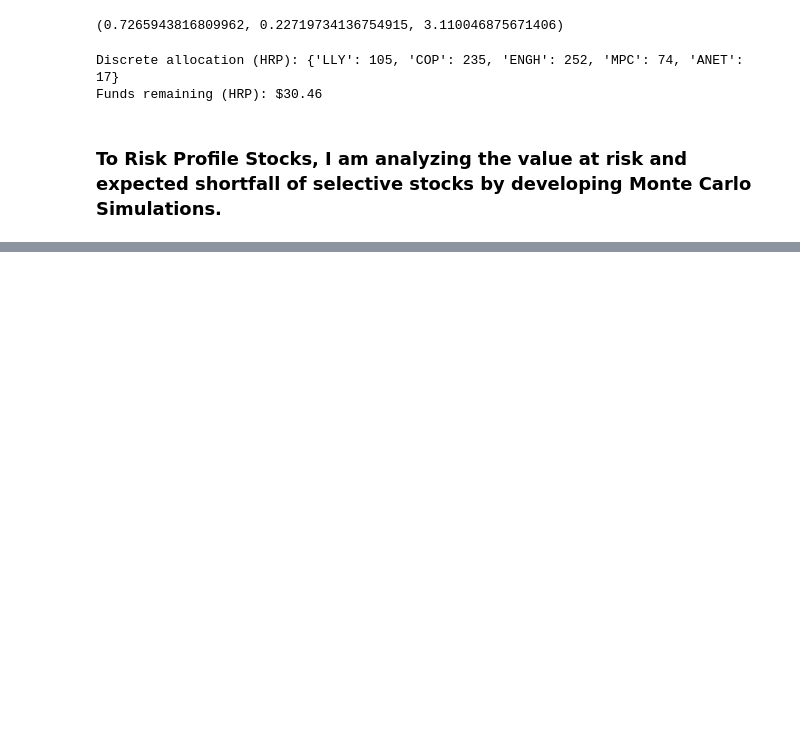
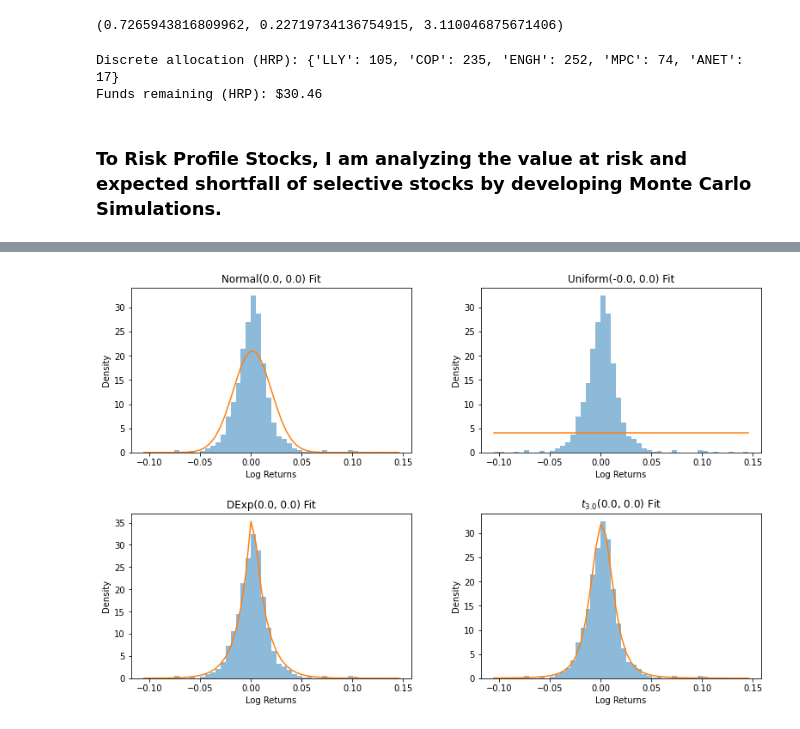
Before and after one commit to sparikh099/HackPHS-2022---Algorithmic-Trading-Bot-Using-Machine-Learning, a Jupyter notebook: StockResearch.ipynb, the cells around one changed output, grey strips where cells are left out. Cells and saved outputs as stored; diff of their text form; code cells hidden in the pictures; blank space fills up the shorter version.

```diff
--- a/StockResearch.ipynb
+++ b/StockResearch.ipynb
@@ -253,0 +210,52 @@ URLError: <urlopen error [SSL: CERTIFICATE_VERIFY_FAILED] certificate verify fai
+# %%
+symbols = ['LLY','COP','ENGH','MPC','ANET'] # Stock Ticker symbol
+START_DATE = '2018-04-01' # Stock data start date
+END_DATE = '2022-11-05' # Stock data end date
+# storing adjusted stock prices into a variable
+llyPx = pdr.get_data_yahoo(symbols[0], START_DATE, END_DATE)['Adj Close']
+copPx = pdr.get_data_yahoo(symbols[1], START_DATE, END_DATE)['Adj Close']
+enghPx = pdr.get_data_yahoo(symbols[2], START_DATE, END_DATE)['Adj Close']
+mpcPx = pdr.get_data_yahoo(symbols[3], START_DATE, END_DATE)['Adj Close']
+anetPx = pdr.get_data_yahoo(symbols[4], START_DATE, END_DATE)['Adj Close']
+
+# converting prices to log returns and removing NaN values
+llyLogRet = np.log(llyPx).diff().dropna()
+copLogRet = np.log(copPx).diff().dropna()
+enghLogRet = np.log(enghPx).diff().dropna()
+mpcLogRet = np.log(mpcPx).diff().dropna()
+anetLogRet = np.log(anetPx).diff().dropna()
+# %%
+fig, axs = plt.subplots(2, 2, figsize=(12,8))
+fig.tight_layout(pad=5)
+
+# storing histogram bins and plotting the first histogram
+_, bins, _ = axs[0, 0].hist(llyLogRet, bins=50, density=1, alpha=0.5)
+
+#---------------------------w/ Normal PDF-----------------------------
+mu, sigma = stats.norm.fit(llyLogRet)
+axs[0, 0].plot(bins, stats.norm.pdf(bins, mu, sigma), label='normal pdf')
+axs[0, 0].set_title("Normal("+str(np.round(mu))+', '+str(np.round(sigma))+") Fit")
+
+#---------------------------w/ Uniform PDF-----------------------------
+axs[0, 1].hist(llyLogRet, bins=50, density=1, alpha=0.5)
+a, b = stats.uniform.fit(llyLogRet)
+axs[0, 1].plot(bins, uniform.pdf(bins, a, b), label='uniform pdf')
+axs[0, 1].set_title("Uniform("+str(np.round(a))+', '+str(np.round(b))+") Fit")
+
+#---------------------------w/ Double Exponential PDF-----------------------------
+axs[1, 0].hist(llyLogRet, bins=50, density=1, alpha=0.5)
+loc_dexp, scale_dexp = stats.laplace.fit(llyLogRet)
+axs[1, 0].plot(bins, laplace.pdf(bins, loc_dexp, scale_dexp), label='double exponential pdf')
+axs[1, 0].set_title("DExp("+str(np.round(loc_dexp))+', '+str(np.round(scale_dexp))+") Fit")
+
+#---------------------------w/ Student-t PDF-----------------------------
+axs[1, 1].hist(llyLogRet, bins=50, density=1, alpha=0.5)
+df_t, loc_t, scale_t = stats.t.fit(llyLogRet)
+axs[1, 1].plot(bins, t.pdf(bins, df_t, loc_t, scale_t), label='student-t pdf')
+axs[1, 1].set_title("$t_{"+str(np.round(df_t))+"}$"+"("+str(np.round(loc_t))+', '+str(np.round(scale_t))+") Fit")
+
+# labeling x and y axes
+for ax in axs.flat:
+    ax.set(xlabel='Log Returns', ylabel='Density')
+# %% [output]
+[figure, added]
```
Also changed, not shown: parts of 25 cells of this notebook.
